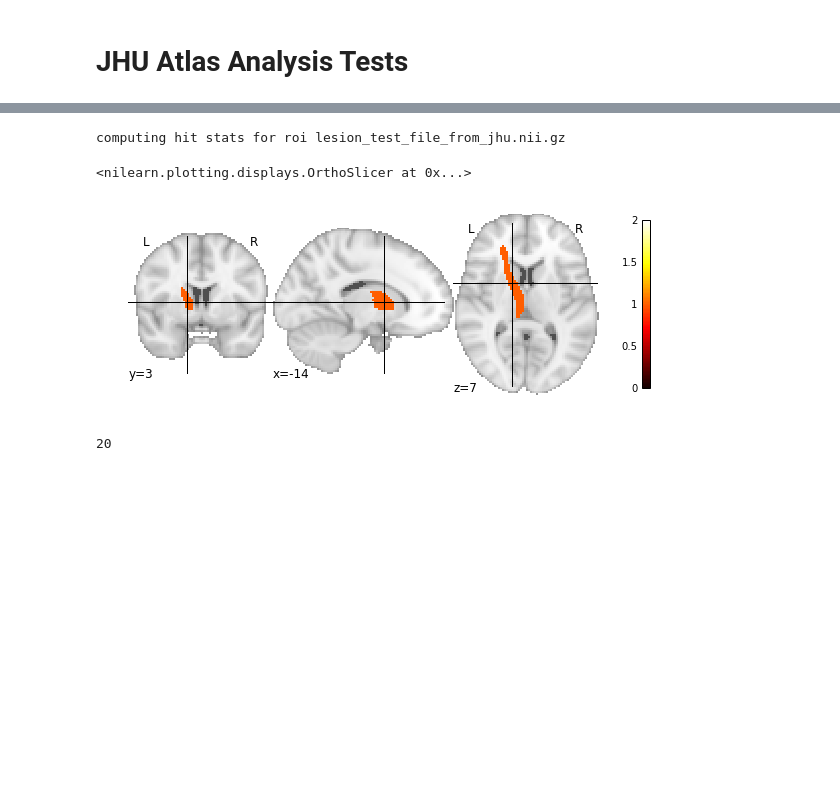
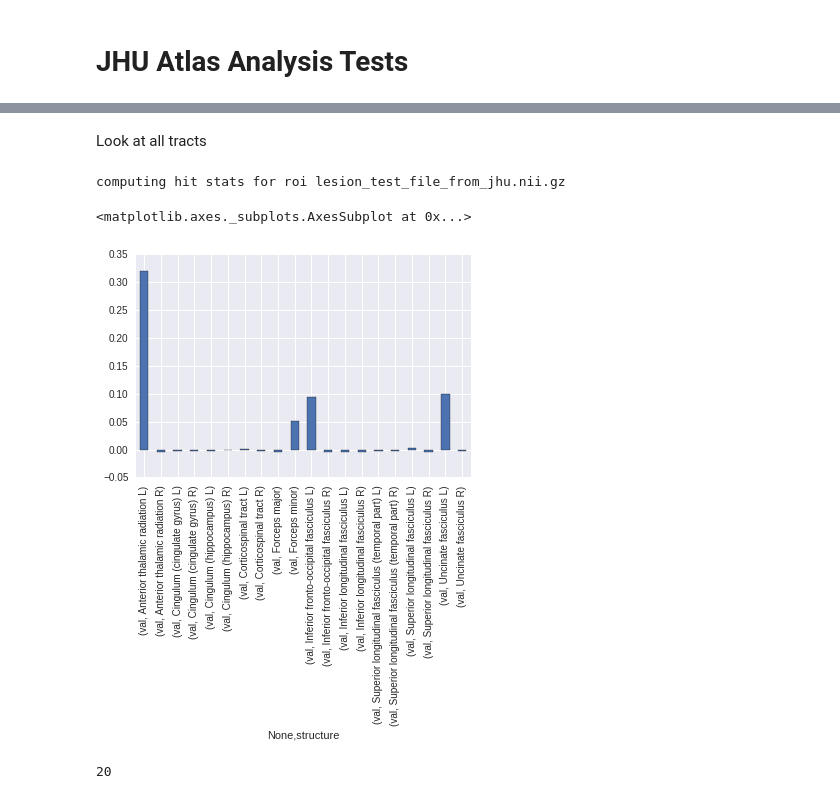
Before and after one commit to JohnGriffiths/ConWhAt_OLD, a Jupyter notebook: ConWhAt/scratch/jhu_atlas_analysis_tests.ipynb, the cells around one changed output, grey strips where cells are left out. Saved outputs shown, nothing was run; the diff lists cells and outputs as text; code cells hidden in the pictures; blank space fills up the shorter version.

```diff
--- a/ConWhAt/scratch/jhu_atlas_analysis_tests.ipynb
+++ b/ConWhAt/scratch/jhu_atlas_analysis_tests.ipynb
@@ -29 +36,6 @@ test_file = 'lesion_test_file_from_jhu.nii.gz'
+# %%
+thingy = [[v[0],v[1],0,v[2]] for v in va.atlas_info['mappings']]
+df = pd.DataFrame(thingy, columns = ['name', 'file', 'file_id', 'vol'])
+va.atlas_info['mappings'] = df
+va.at_dir = ''
 # %%
@@ -35,11 +64,8 @@ va.atlas_info['mappings'][3]
+# %% [markdown]
+Look at all tracts
 # %%
 idxs = 'all'
 # %%
 res,df = va.compute_hit_stats(test_file,idxs)
 # %% [output]
 computing hit stats for roi lesion_test_file_from_jhu.nii.gz
-# %%
-plot_stat_map(test_file,vmax=2.)
-# %% [output]
-<nilearn.plotting.displays.OrthoSlicer at 0x...>
-[figure, removed]
@@ -46,3 +74,8 @@ plot_stat_map(test_file,vmax=2.)
+# %%
+df.unstack('structure').ix['corr_thrbin'].plot(kind='bar')
+# %% [output]
+<matplotlib.axes._subplots.AxesSubplot at 0x...>
+[figure, added]
 # %%
 len(res)
 # %% [output]
```
Also changed, not shown: parts of 19 cells of this notebook.
